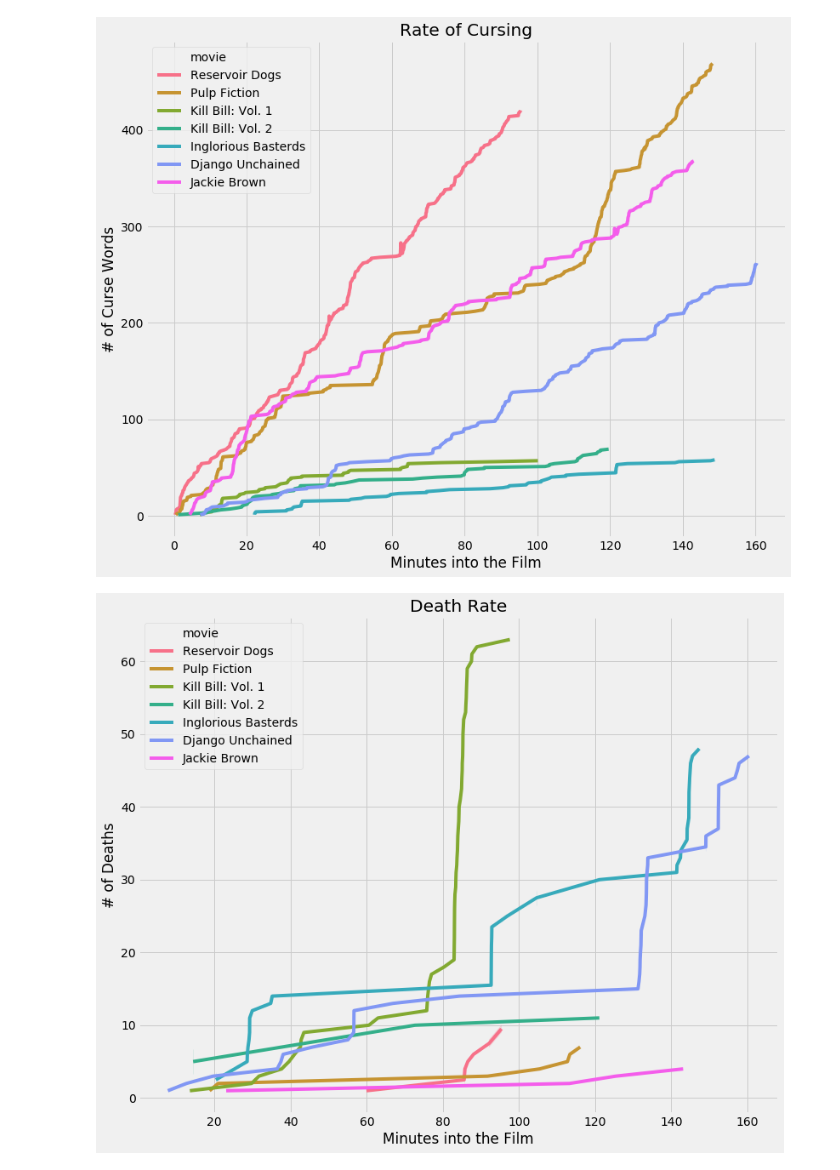
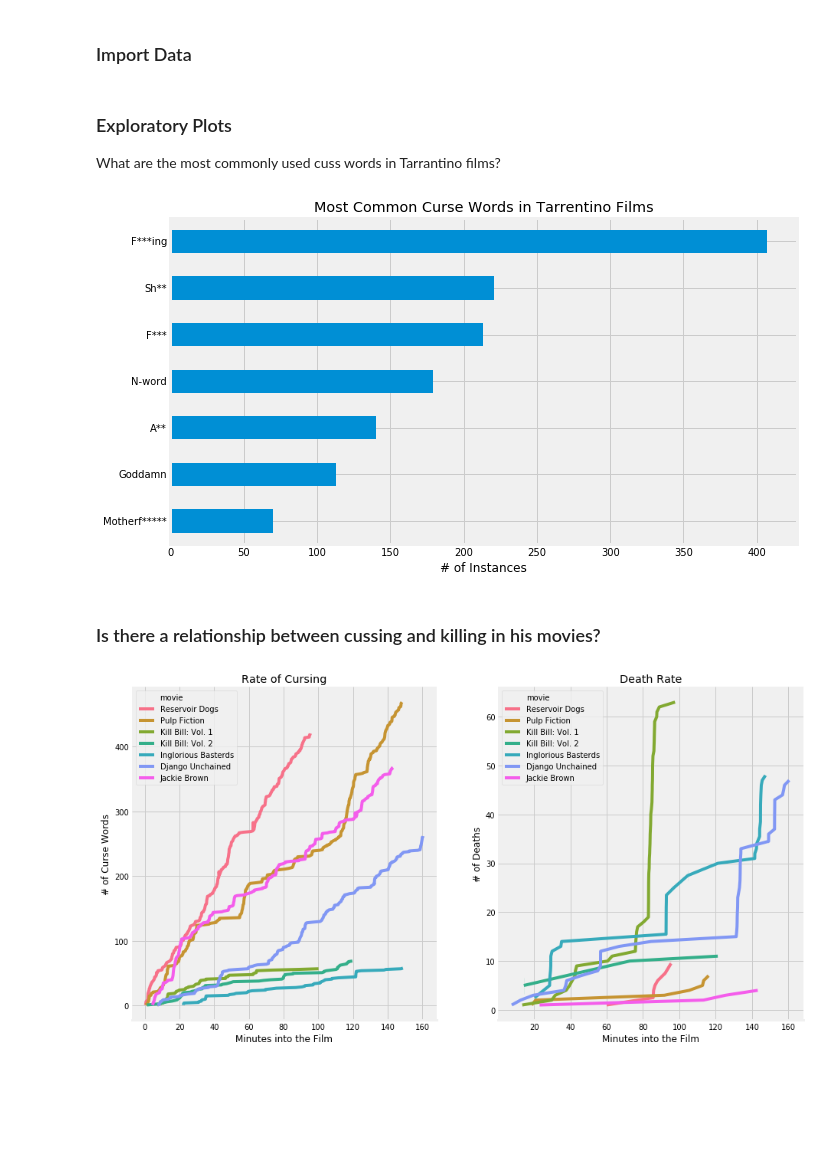
Before and after one commit to stibbs1998/stats_with_computation, a Jupyter notebook: final_project/python_scrap.ipynb, the cells around one changed output. Drawn from its saved outputs; the diff is of its cells as text; code cells hidden in the pictures; blank space fills up the shorter version.

Commit message:
Exploratory analysis complete.

```diff
--- a/final_project/python_scrap.ipynb
+++ b/final_project/python_scrap.ipynb
@@ -21 +12,3 @@ tino['type_count'] = tino.groupby(['movie','type']).cumcount()+1
+# %% [markdown]
+### Import Data
 # %%
@@ -24,15 +23,29 @@ death = pysqldf("SELECT * FROM tino WHERE type='death'")
+# %% [markdown]
+### Exploratory Plots
+What are the most commonly used cuss words in Tarrantino films?
+# %%
+tino.word.value_counts()[:7].plot.barh(figsize=(10,6))
+plt.gca().invert_yaxis()
+plt.title("Most Common Curse Words in Tarrentino Films")
+locs, labels = plt.yticks()
+plt.yticks(locs,["F***ing","Sh**","F***","N-word","A**","Goddamn","Motherf*****"]);
+plt.xlabel("# of Instances");
+# %% [output]
+[figure, added]
+# %% [markdown]
+### Is there a relationship between cussing and killing in his movies?
 # %%
-f, axes = plt.subplots(figsize=(12,10))
-sns.lineplot(data=word,x='minutes_in',y='type_count',hue='movie')
-plt.xlabel("Minutes into the Film")
-plt.ylabel("# of Curse Words");
-plt.title("Rate of Cursing")
+f, axes = plt.subplots(1,2,figsize=(14,8))
+sns.despine(left=True)
 
-f, axes = plt.subplots(figsize=(12,10))
-sns.lineplot(data=death,x='minutes_in',y='type_count',hue='movie')
-plt.xlabel("Minutes into the Film")
-plt.ylabel("# of Deaths");
-plt.title("Death Rate");
+sns.lineplot(data=word,x='minutes_in',y='type_count',hue='movie',ax=axes[0])
+axes[0].set_xlabel("Minutes into the Film")
+axes[0].set_ylabel("# of Curse Words");
+axes[0].set_title("Rate of Cursing")
+
+sns.lineplot(data=death,x='minutes_in',y='type_count',hue='movie',ax=axes[1])
+axes[1].set_xlabel("Minutes into the Film")
+axes[1].set_ylabel("# of Deaths");
+axes[1].set_title("Death Rate");
 # %% [output]
-[figure, old version]
+[figure, new version]
-[figure, removed]
```
Also changed, not shown: parts of 10 cells of this notebook.
